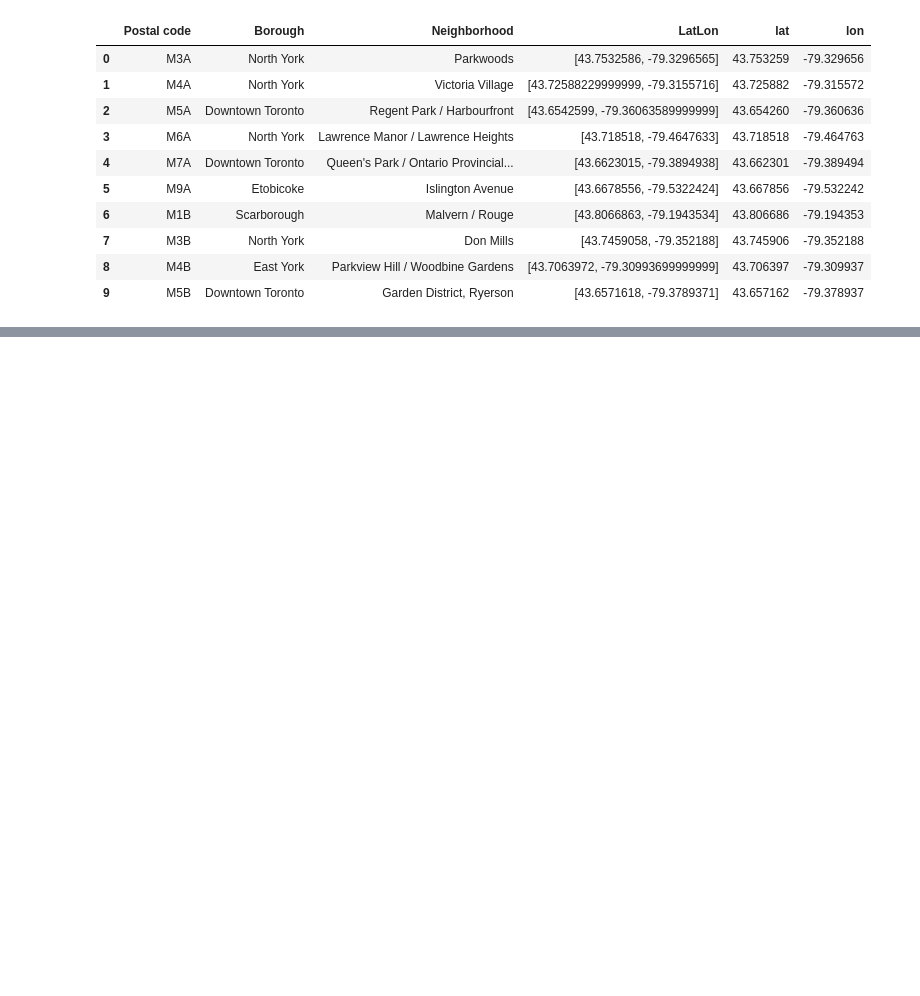
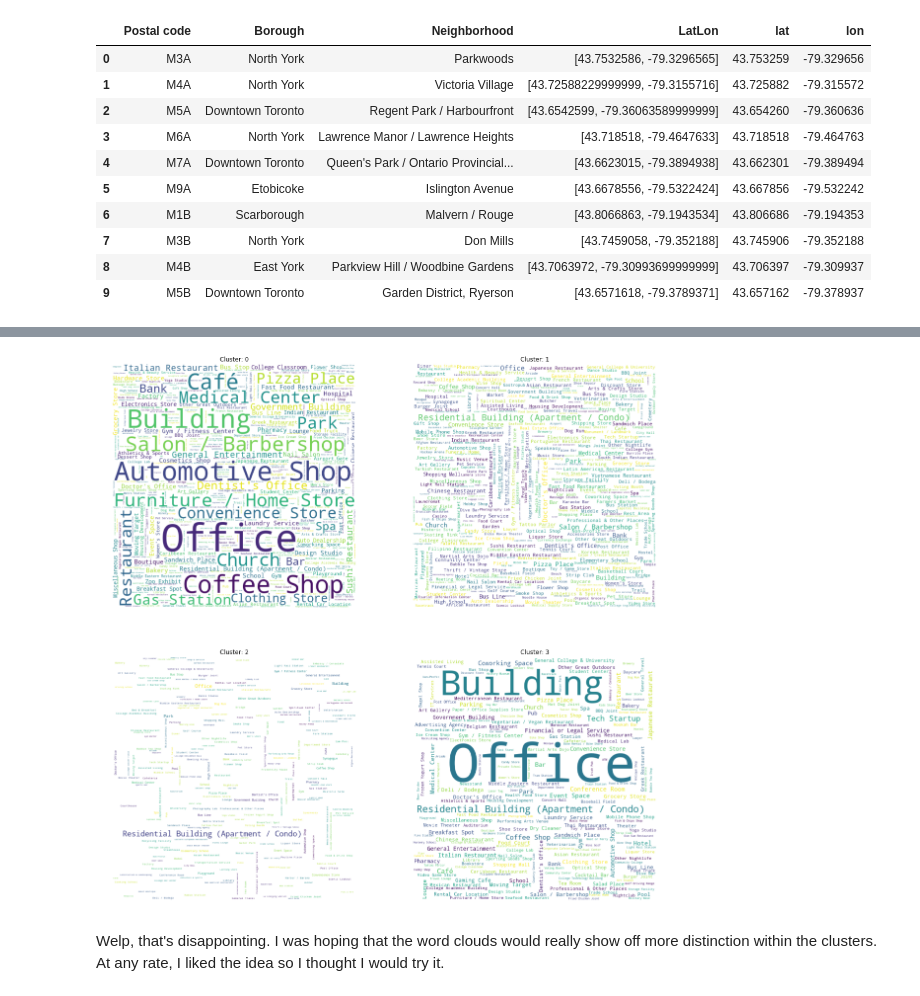
Before and after one commit to sthatcher1118/Coursera_Capstone, a Jupyter notebook: IBM Data Science: Applied Data Science Capstone.ipynb, the cells around one changed output, grey strips where cells are left out. Drawn from its saved outputs; the diff is of its cells as text; code cells hidden in the pictures; blank space fills up the shorter version.

```diff
--- a/IBM Data Science: Applied Data Science Capstone.ipynb
+++ b/IBM Data Science: Applied Data Science Capstone.ipynb
@@ -76,0 +258,7 @@ pcs.head(10)
+# %%
+venue_list = rcsv2df('venue_list.csv')
+
+if venue_list.empty:
+    print(f'Getting venue data...')
+    venue_list = getVenues(pcs=pcs['Postal code'], lats=pcs['lat'], lons=pcs['lon'])
+    sdf2csv('venue_list.csv', venue_list)
@@ -76,0 +300,4 @@ pcs.head(10)
+# %%
+venues_counts = venues_oh.groupby('Postal code').sum().reset_index()
+venues_means = venues_oh.groupby('Postal code').mean().reset_index()
+venues_means.head()
@@ -76,0 +359,4 @@ pcs.head(10)
+# %%
+scores = venues_means.drop('Postal code', 1)
+kmeans = KMeans(n_clusters=K, random_state=0).fit(scores)
+top_venues.insert(0, 'Cluster', kmeans.labels_)
@@ -76,0 +366,5 @@ pcs.head(10)
+# %%
+pcs_clusters = pcs
+pcs_clusters = pcs_clusters.join(top_venues.set_index('Postal code'), on='Postal code')
+p_rc(pcs_clusters)
+pcs_clusters
@@ -76,0 +410,37 @@ pcs.head(10)
+# %%
+clusters = []
+for c in range(K):
+    # Get all the postal codes for a given cluster
+    pcodes = pcs_clusters[pcs_clusters['Cluster'] == c]['Postal code']
+
+    # get all the frequency scores for that particular cluster by the postal codes we just found
+    # strip off the postal code and take the sum...this gives us a series
+    scores = venues_means[venues_means['Postal code'].isin(pcodes)].iloc[:, 1:].sum().dropna()
+
+    # get rid of the zeros
+    scores = scores[scores > 0.0]
+    # turn the scores series into a dictionary for wordcloud and append it to clusters
+    clusters.append(dict(scores))
+
+
+fig, axs = plt.subplots(math.ceil(K/2),2, figsize=(20,20))
+
+for c, ax in zip(range(K), axs.flatten()):
+    wc = WordCloud(
+        background_color='white',
+        max_words=2000,
+        stopwords=STOPWORDS,
+        height=600,
+        width=600
+    )
+
+    wc.generate_from_frequencies(clusters[c])
+    ax.imshow(wc, interpolation='bilinear')
+    ax.set_title(f'Cluster: {c}')
+
+for ax in axs.flatten():
+    ax.axis("off")
+# %% [output]
+[figure, added]
+# %% [markdown]
+Welp, that's disappointing. I was hoping that the word clouds would really show off more distinction within the clusters. At any rate, I liked the idea so I thought I would try it.
```
Also changed, not shown: parts of 32 cells of this notebook.
